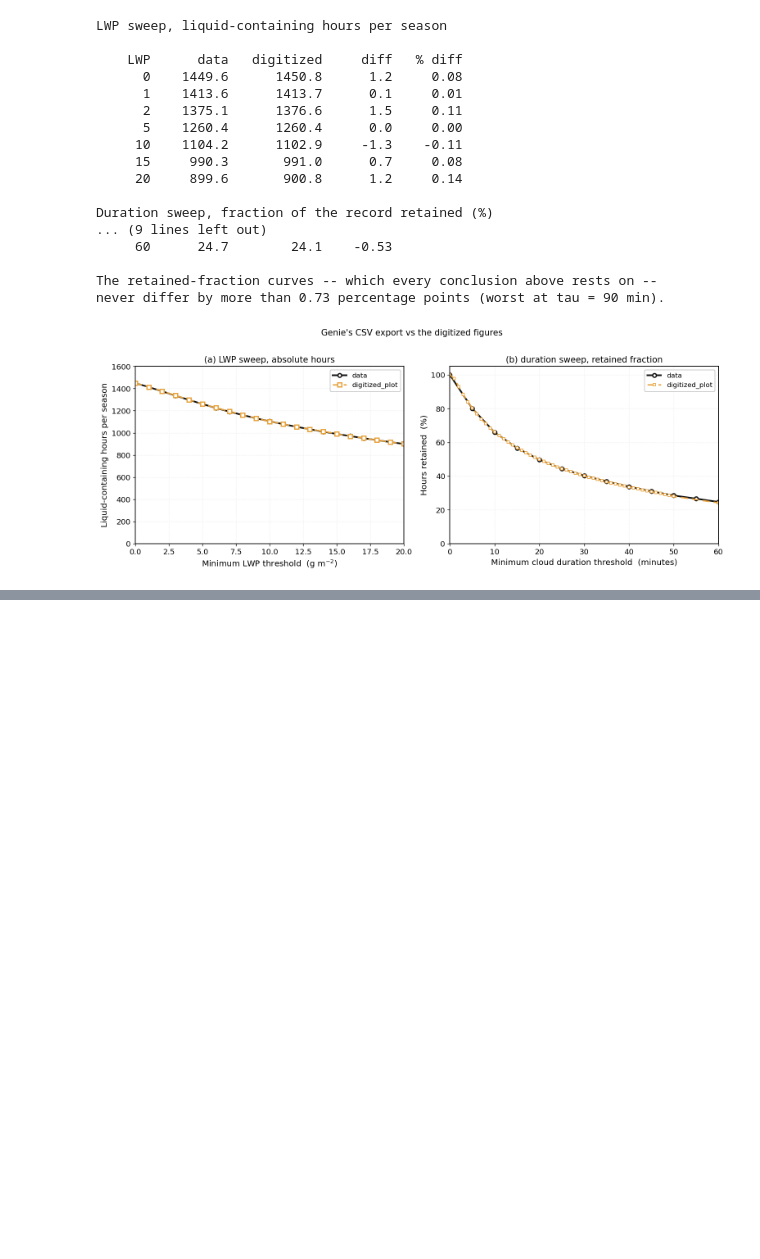
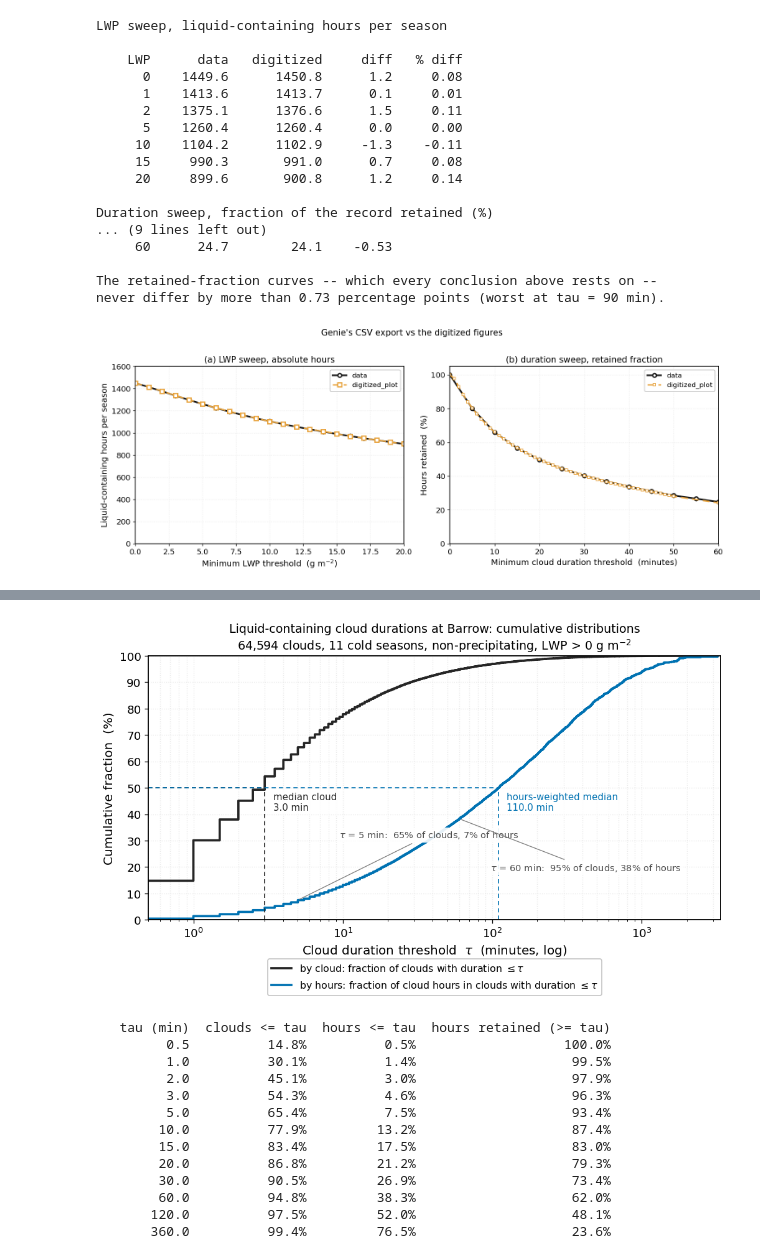
Before and after one commit to andrewjbuggee/Python-Research, a Jupyter notebook: northSlope_alaska_doeARM/barrow_liquidContaining_cloud_susceptibility_fromGenies_data.ipynb, the cells around one changed output, grey strips where cells are left out. Cells and saved outputs as stored; diff of their text form; code cells hidden in the pictures; blank space fills up the shorter version.

```diff
--- a/northSlope_alaska_doeARM/barrow_liquidContaining_cloud_susceptibility_fromGenies_data.ipynb
+++ b/northSlope_alaska_doeARM/barrow_liquidContaining_cloud_susceptibility_fromGenies_data.ipynb
@@ -1108,0 +1455,73 @@ if len(both) == 2:
+# %%
+# Both CDFs evaluated at every distinct duration (all multiples of 0.5 min).
+tau_cdf = np.unique(dur_min)
+_k_le = np.searchsorted(dur_sorted_min, tau_cdf, side="right")   # clouds <= tau
+cdf_clouds = _k_le / dur_sorted_min.size
+cdf_hours = dur_cum_min[_k_le - 1] / dur_cum_min[-1]
+
+fig, ax = plt.subplots(figsize=(8.6, 5.4))
+ax.step(tau_cdf, 100 * cdf_clouds, where="post", color="0.15", lw=2.2,
+        label="by cloud: fraction of clouds with duration $\\leq \\tau$")
+ax.step(tau_cdf, 100 * cdf_hours, where="post", color=C_DUR, lw=2.2,
+        label="by hours: fraction of cloud hours in clouds with duration $\\leq \\tau$")
+ax.set_xscale("log")
+ax.set_xlim(SAMPLE_MIN, dur_min.max() * 1.05)
+ax.set_ylim(0, 100)
+ax.yaxis.set_major_locator(MultipleLocator(10))
+ax.grid(alpha=0.28, ls=":", which="both")
+ax.set_axisbelow(True)
+
+# The two medians, dropped to the axis.
+for x, col, lab in ((median_min, "0.15", "median cloud"),
+                    (weighted_median_min, C_DUR, "hours-weighted median")):
+    ax.plot([x, x], [0, 50], color=col, lw=1.0, ls=(0, (4, 3)))
+    ax.plot([SAMPLE_MIN, x], [50, 50], color=col, lw=1.0, ls=(0, (4, 3)))
+    ax.annotate(f"{lab}\n{x:.1f} min", xy=(x, 50), xytext=(8, -4),
+                textcoords="offset points", ha="left", va="top", fontsize=9, color=col,
+                bbox=dict(boxstyle="round,pad=0.25", fc="white", ec="none", alpha=0.9))
+
+# A few read-offs worth having on the figure.
+for t in (5.0, 60.0):
+    fc = 100 * cdf_clouds[np.searchsorted(tau_cdf, t)]
+    fh = 100 * cdf_hours[np.searchsorted(tau_cdf, t)]
+    ax.annotate(f"$\\tau$ = {t:.0f} min:  {fc:.0f}% of clouds, {fh:.0f}% of hours",
+                xy=(t, fh), xytext=(40, 60) if t < 10 else (30, -50),
+                textcoords="offset points", ha="left", fontsize=8.8, color="0.3",
+                bbox=dict(boxstyle="round,pad=0.25", fc="white", ec="none", alpha=0.9),
+                arrowprops=dict(arrowstyle="-", color="0.5", lw=0.8))
+
+ax.set_xlabel("Cloud duration threshold  $\\tau$  (minutes, log)")
+ax.set_ylabel("Cumulative fraction  (%)")
+ax.set_title("Liquid-containing cloud durations at Barrow: cumulative distributions\n"
+             f"{dur_min.size:,} clouds, 11 cold seasons, non-precipitating, LWP > 0 g m$^{{-2}}$",
+             fontsize=11.5)
+# Legend below the axes: every corner of the panel has a curve in it.
+ax.legend(loc="upper center", bbox_to_anchor=(0.5, -0.13), fontsize=9.5, ncol=1)
+fig.tight_layout()
+fig.savefig(FIG_DIR / "barrow_cloud_duration_cdf_event_list.png", dpi=350)
+plt.show()
+
+# 'hours retained' keeps clouds AT LEAST tau long (the section-4 and 9e
+# convention), so it is 1 - F(tau-), one 30-s step to the left of the <= column.
+print(f"  {'tau (min)':>10}{'clouds <= tau':>15}{'hours <= tau':>14}{'hours retained (>= tau)':>25}")
+for t in (0.5, 1, 2, 3, 5, 10, 15, 20, 30, 60, 120, 360):
+    j = np.searchsorted(tau_cdf, t)
+    k_lt = np.searchsorted(dur_sorted_min, t, side="left")          # clouds < tau
+    kept = 1.0 - (dur_cum_min[k_lt - 1] if k_lt else 0.0) / dur_cum_min[-1]
+    print(f"  {t:>10.1f}{100 * cdf_clouds[j]:>14.1f}%{100 * cdf_hours[j]:>13.1f}%"
+          f"{100 * kept:>24.1f}%")
+# %% [output]
+[figure, added]
+   tau (min)  clouds <= tau  hours <= tau  hours retained (>= tau)
+         0.5          14.8%          0.5%                   100.0%
+         1.0          30.1%          1.4%                    99.5%
+         2.0          45.1%          3.0%                    97.9%
+         3.0          54.3%          4.6%                    96.3%
+         5.0          65.4%          7.5%                    93.4%
+        10.0          77.9%         13.2%                    87.4%
+        15.0          83.4%         17.5%                    83.0%
+        20.0          86.8%         21.2%                    79.3%
+        30.0          90.5%         26.9%                    73.4%
+        60.0          94.8%         38.3%                    62.0%
+       120.0          97.5%         52.0%                    48.1%
+       360.0          99.4%         76.5%                    23.6%
```
Also changed, not shown: parts of 14 cells of this notebook, 37 other files.
